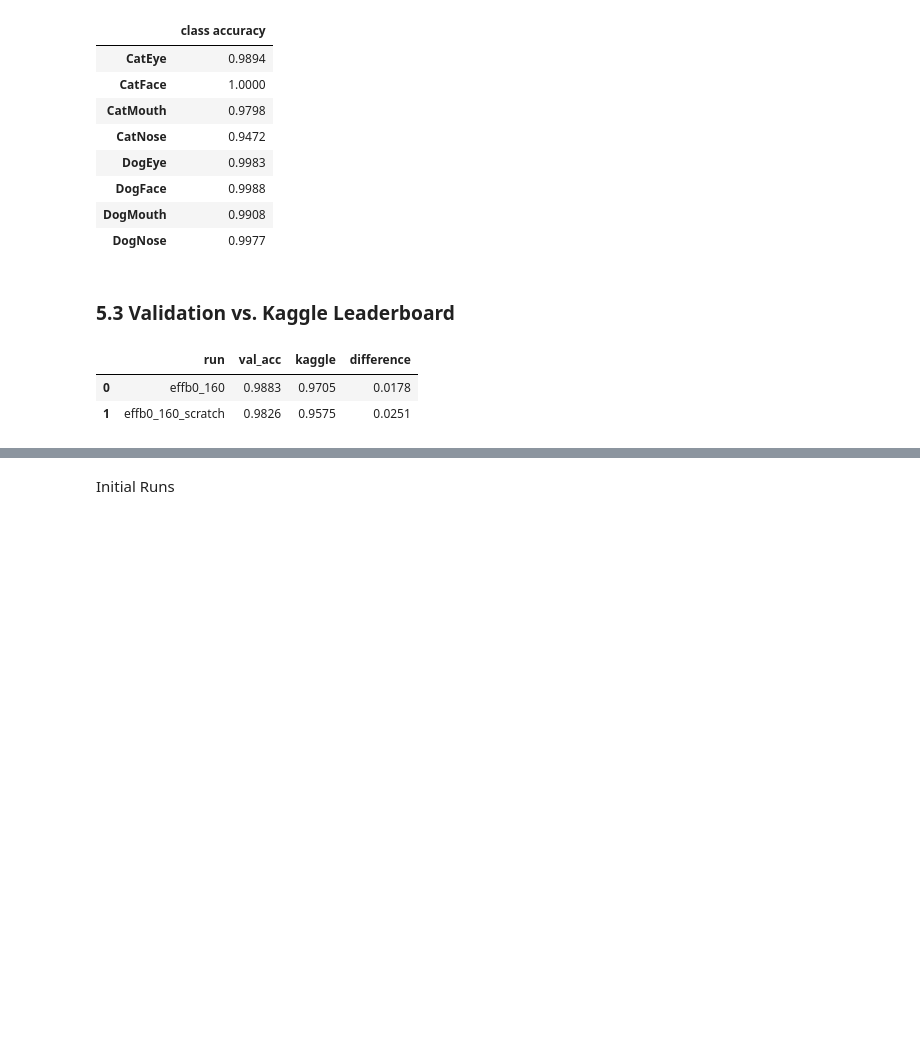
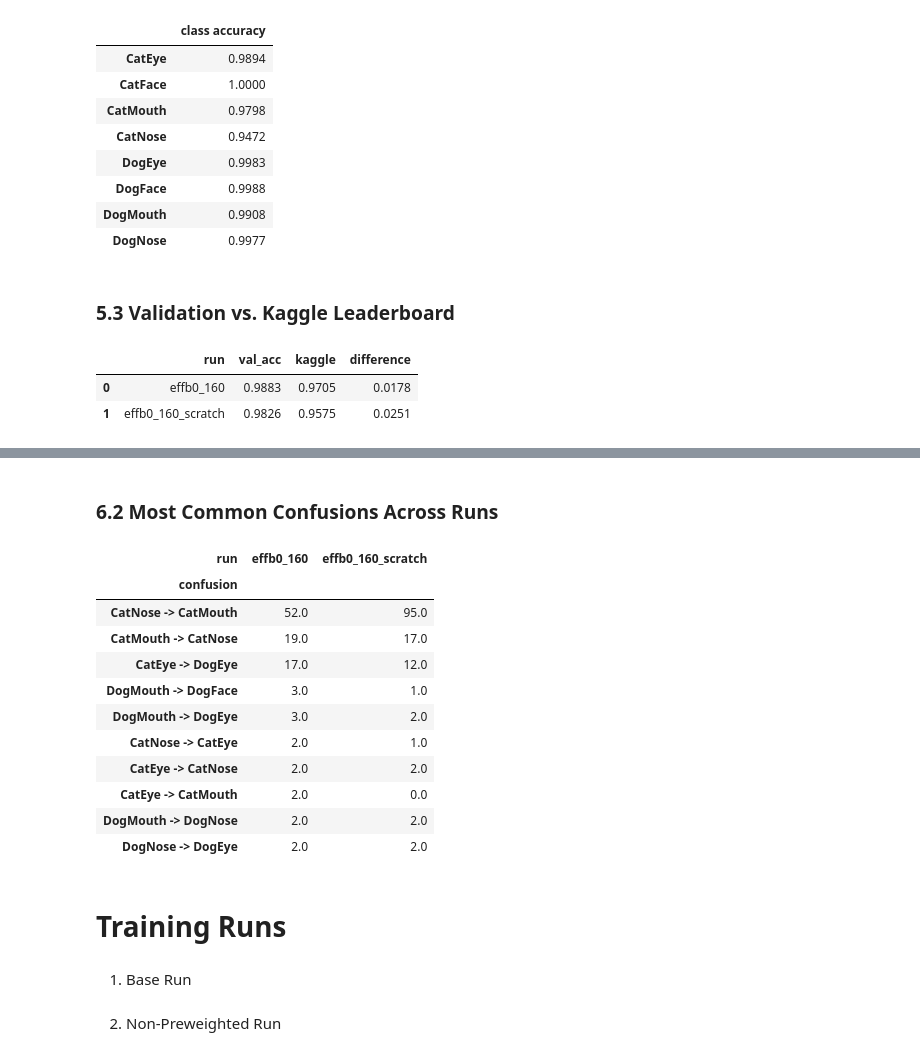
Before and after one commit to JamesWaltersAut/ENGE707-Kaggle-Competition, a Jupyter notebook: Assignment_2.ipynb, the cells around one changed output, grey strips where cells are left out. Cells and saved outputs as stored; diff of their text form; code cells hidden in the pictures; blank space fills up the shorter version.

```diff
--- a/Assignment_2.ipynb
+++ b/Assignment_2.ipynb
@@ -1073,7 +1089,38 @@ display(pd.DataFrame(rows))
+# %% [markdown]
+### **6.2 Most Common Confusions Across Runs**
+# %%
+# Top off-diagonal confusion-matrix entries (true -> predicted) for each run
+runs = ['effb0_160', 'effb0_160_scratch']           # add new runs here
+rows = []
+for r in runs:
+    cm = pd.read_csv(Path('runs') / r / 'confusion_matrix.csv', index_col=0)
+    for true in cm.index:
+        for pred in cm.columns:
+            if true != pred and cm.loc[true, pred] > 0:
+                rows.append(dict(run=r, confusion=f'{true} -> {pred}', count=cm.loc[true, pred]))
+conf = pd.DataFrame(rows).pivot_table(index='confusion', columns='run', values='count', fill_value=0)
+display(conf.sort_values(runs[0], ascending=False).head(10))
+# %% [output]
+| run | effb0_160 | effb0_160_scratch |
+| confusion |  |  |
+| CatNose -> CatMouth | 52.0 | 95.0 |
+| CatMouth -> CatNose | 19.0 | 17.0 |
+| CatEye -> DogEye | 17.0 | 12.0 |
+| DogMouth -> DogFace | 3.0 | 1.0 |
+| DogMouth -> DogEye | 3.0 | 2.0 |
+| CatNose -> CatEye | 2.0 | 1.0 |
+| CatEye -> CatNose | 2.0 | 2.0 |
+| CatEye -> CatMouth | 2.0 | 0.0 |
+| DogMouth -> DogNose | 2.0 | 2.0 |
+| DogNose -> DogEye | 2.0 | 2.0 |
 # %% [markdown]
-Initial Runs
+# Training Runs
+# %% [markdown]
+1. Base Run
 # %%
 import sys
 !"{sys.executable}" train.py --limit 2000 --epochs 2 --run-name smoke
+# %% [markdown]
+2. Non-Preweighted Run
 # %%
 !"{sys.executable}" train.py --run-name effb0_160
```
Also changed, not shown: parts of 6 cells of this notebook, 1 other file.
